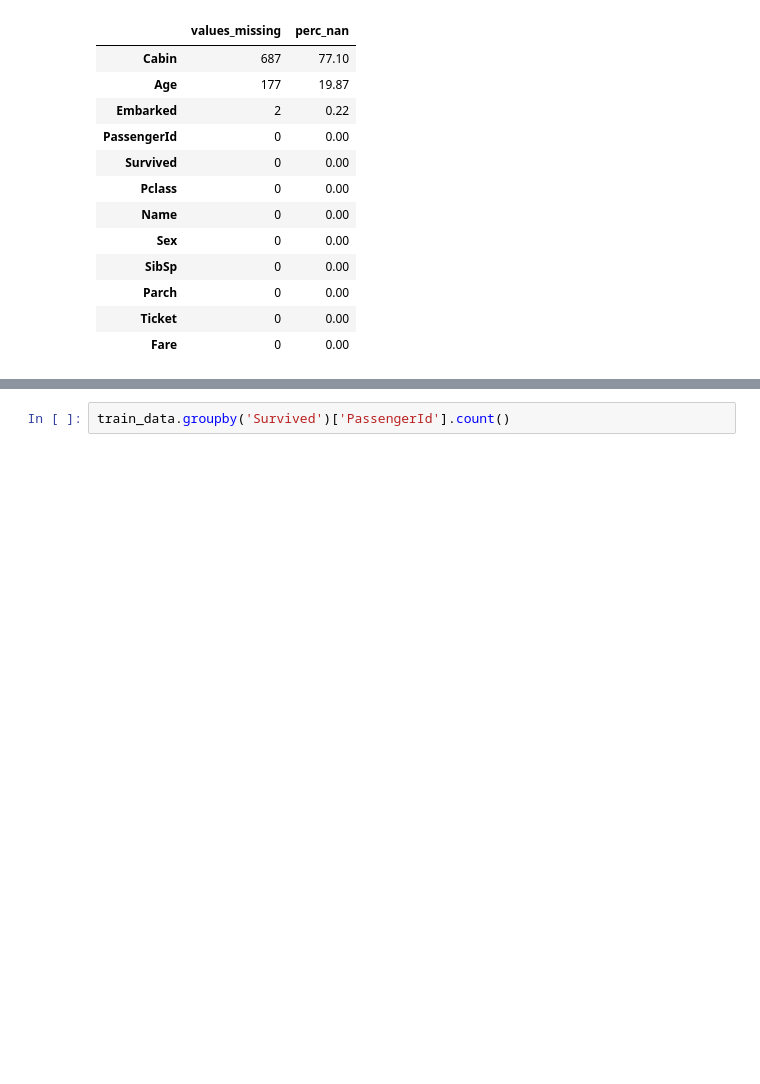
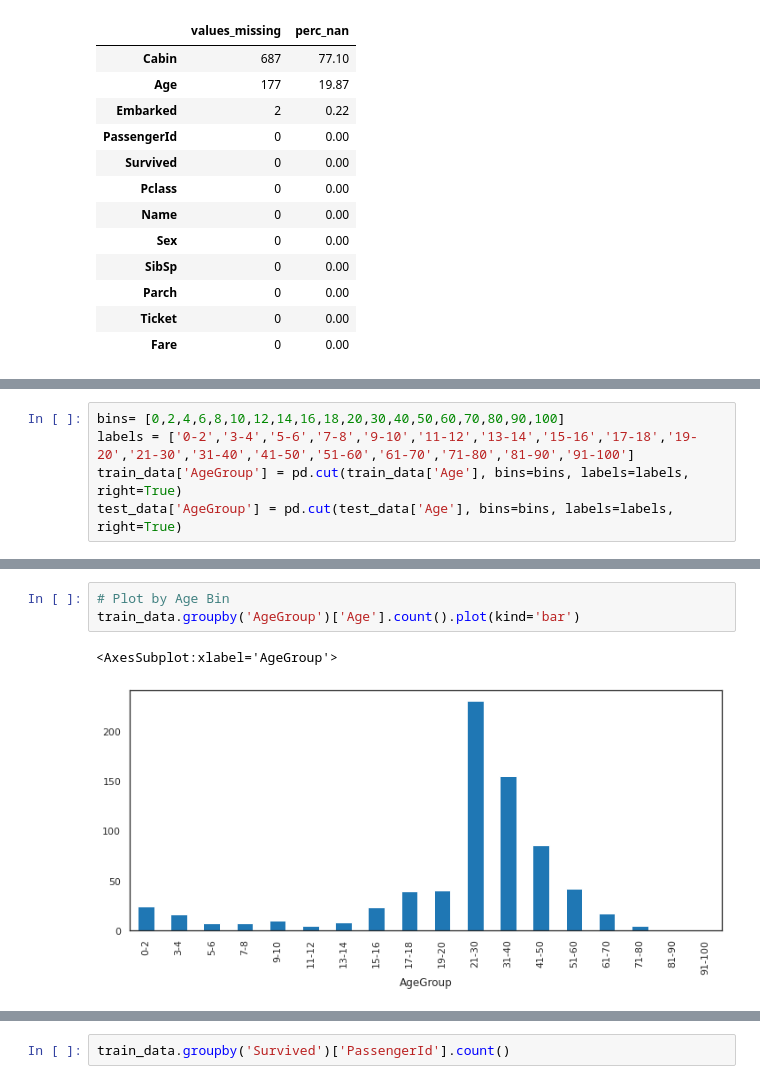
Before and after one commit to tonyhollaar/kaggle-competitions, a Jupyter notebook: titanic-machine-learning-from-disaster.ipynb, the cells around one changed output, grey strips where cells are left out. Drawn from its saved outputs; the diff is of its cells as text; blank space fills up the shorter version.

```diff
--- a/titanic-machine-learning-from-disaster.ipynb
+++ b/titanic-machine-learning-from-disaster.ipynb
@@ -144,0 +186,5 @@ Missing values in dataset i.e. NaN values
+# %%
+bins= [0,2,4,6,8,10,12,14,16,18,20,30,40,50,60,70,80,90,100]
+labels = ['0-2','3-4','5-6','7-8','9-10','11-12','13-14','15-16','17-18','19-20','21-30','31-40','41-50','51-60','61-70','71-80','81-90','91-100']
+train_data['AgeGroup'] = pd.cut(train_data['Age'], bins=bins, labels=labels, right=True)
+test_data['AgeGroup'] = pd.cut(test_data['Age'], bins=bins, labels=labels, right=True)
@@ -144,0 +212,6 @@ Missing values in dataset i.e. NaN values
+# %%
+# Plot by Age Bin
+train_data.groupby('AgeGroup')['Age'].count().plot(kind='bar')
+# %% [output]
+<AxesSubplot:xlabel='AgeGroup'>
+[figure, added]
```
Also changed, not shown: parts of 15 cells of this notebook.
